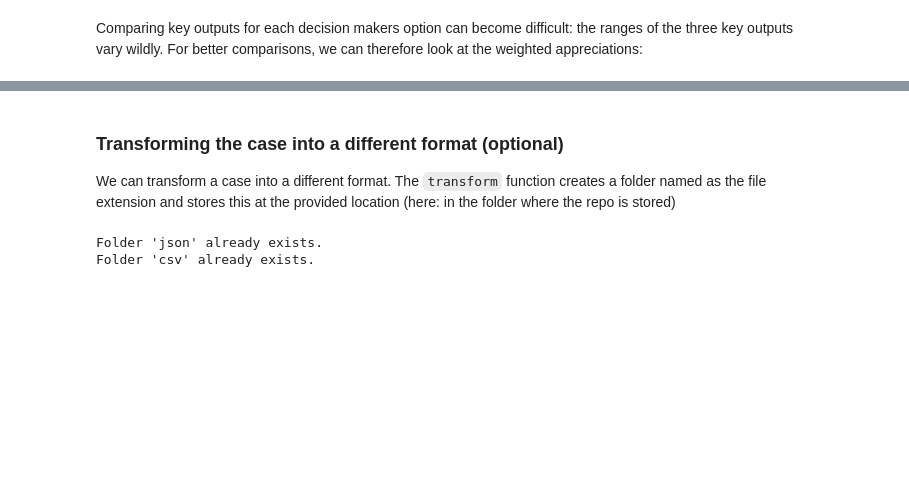
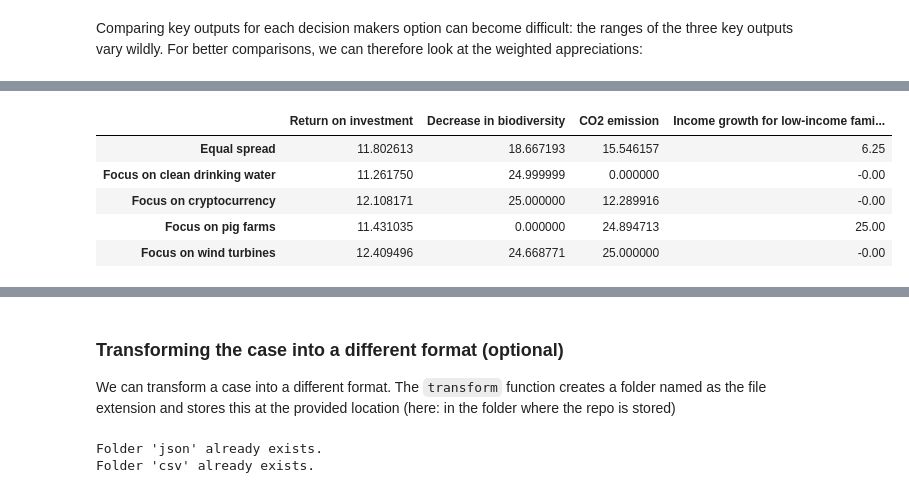
Before and after one commit to ymmath/trbs, a Jupyter notebook: model/tRBS_Exercise_Nyenrode.ipynb, the cells around one changed output, grey strips where cells are left out. Saved outputs shown, nothing was run; the diff lists cells and outputs as text; code cells hidden in the pictures; blank space fills up the shorter version.

```diff
--- a/model/tRBS_Exercise_Nyenrode.ipynb
+++ b/model/tRBS_Exercise_Nyenrode.ipynb
@@ -159,0 +256,29 @@ case.visualize(visual_request='barchart', key='weighted_appreciations', scenario
+# %%
+import pandas as pd
+
+def format_data_as_df(data, scenario, key):
+
+    dmos = list(data[scenario].keys())
+    keys = list(set([key for dmo in dmos for key in data[scenario][dmo]]))
+    if scenario not in data or key not in keys:
+        return None  # Handle invalid scenario or key
+
+    multi_df = pd.DataFrame.from_dict({(i,j,k): data[i][j][k]
+                           for i in data.keys()
+                           for j in data[i].keys()
+                           for k in data[i][j].keys()}, orient='index')
+    df = multi_df.xs(key=(scenario, key), level=[0, 2])
+    return df
+
+# Example usage:
+scenario = 'Base case'
+key = 'weighted_appreciations'
+result_df = format_data_as_df(case.output_dict, scenario, key)
+result_df
+# %% [output]
+|  | Return on investment | Decrease in biodiversity | CO2 emission | Income growth for low-income fami... |
+| Equal spread | 11.802613 | 18.667193 | 15.546157 | 6.25 |
+| Focus on clean drinking water | 11.261750 | 24.999999 | 0.000000 | -0.00 |
+| Focus on cryptocurrency | 12.108171 | 25.000000 | 12.289916 | -0.00 |
+| Focus on pig farms | 11.431035 | 0.000000 | 24.894713 | 25.00 |
+| Focus on wind turbines | 12.409496 | 24.668771 | 25.000000 | -0.00 |
```
Also changed, not shown: parts of 15 cells of this notebook.
